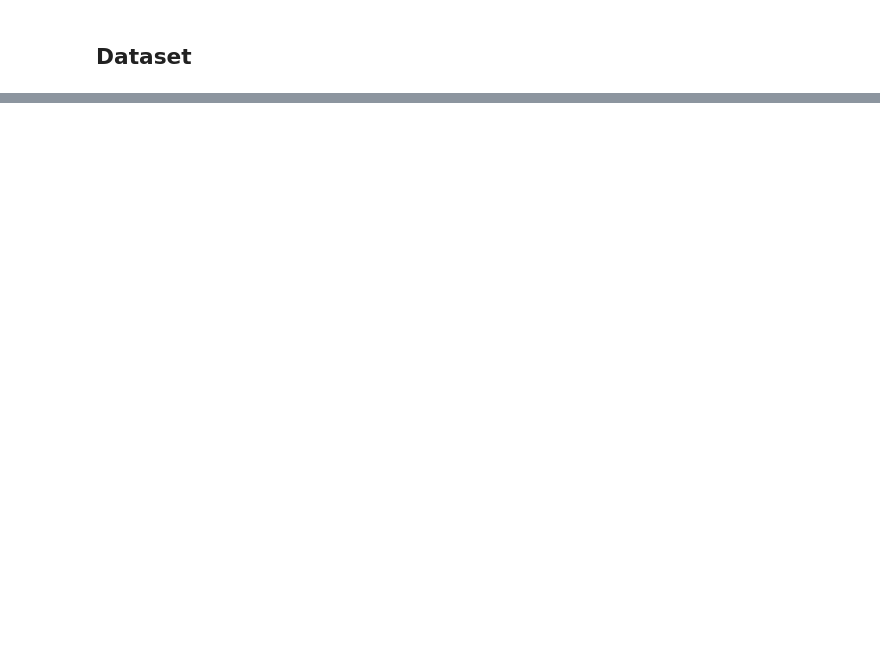
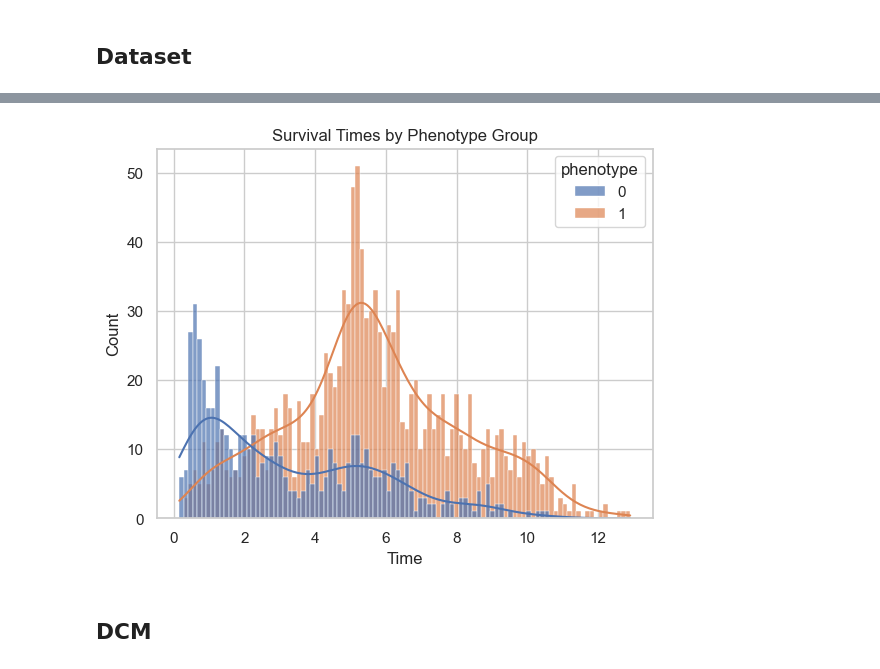
Before and after one commit to quan-possible/cancer-clusters1, a Jupyter notebook: notebooks/radcure/compare.ipynb, the cells around one changed output, grey strips where cells are left out. Saved outputs shown, nothing was run; the diff lists cells and outputs as text; code cells hidden in the pictures; blank space fills up the shorter version.

```diff
--- a/notebooks/radcure/compare.ipynb
+++ b/notebooks/radcure/compare.ipynb
@@ -297 +81,16 @@ plt.show()
+# %%
+from pandas import DataFrame
+
+
+phe = model.get_phenotypes(x, y)
+sns.histplot(data=DataFrame({'time': y.time, 'phenotype': phe}), x="time", hue="phenotype", kde=True, bins=100, alpha=0.7)
+
+plt.title("Survival Times by Phenotype Group")
+plt.xlabel("Time")
+plt.ylabel("Count")
+plt.show()
+# %% [output]
+[figure, added]
+# %% [markdown]
+## DCM
 # %%
```
Also changed, not shown: parts of 15 cells of this notebook, 15 other files.
